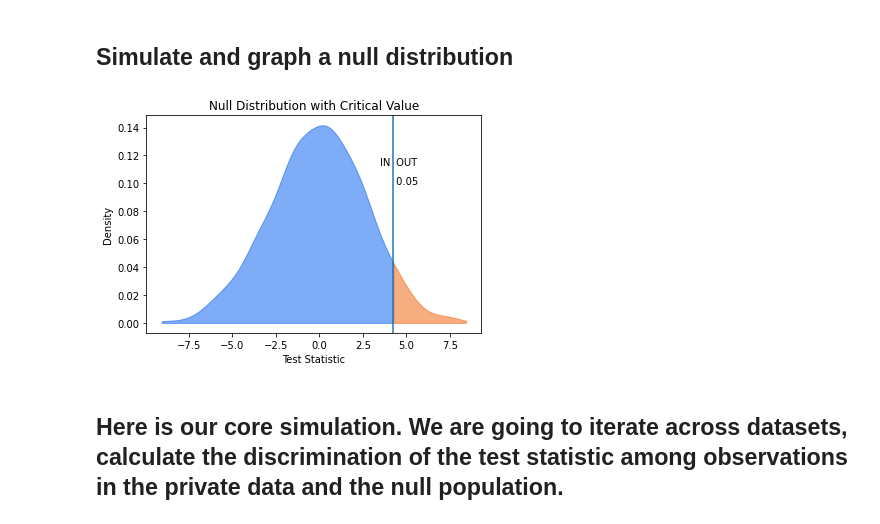
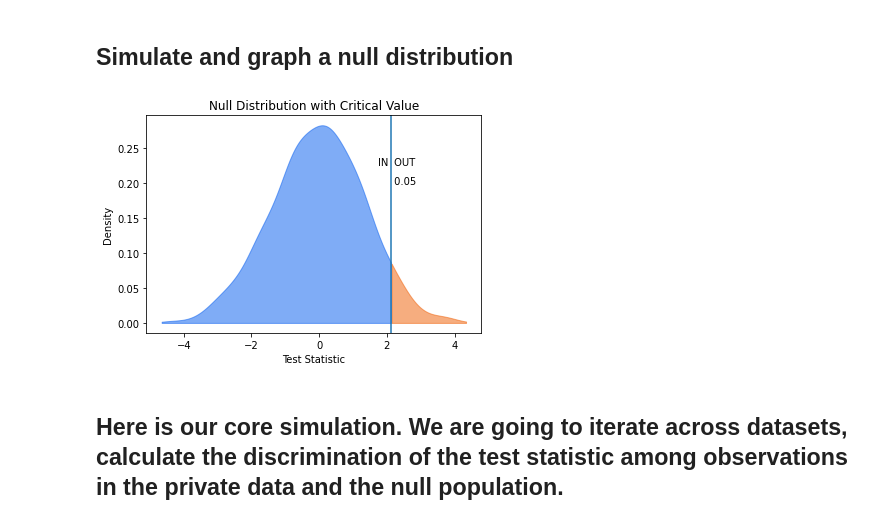
Before and after one commit to opendp/cs208, a Jupyter notebook: spring2022/examples/wk1_attacks/membership_attack.ipynb, the cells around one changed output. Cells and saved outputs as stored; diff of their text form; code cells hidden in the pictures.

```diff
--- a/spring2022/examples/wk1_attacks/membership_attack.ipynb
+++ b/spring2022/examples/wk1_attacks/membership_attack.ipynb
@@ -19,7 +19,7 @@ def synthesize(population_prob, n=1):
     """Utility function to simulate sampling from a population.
     Each column is sampled with the coin-flip probability defined in population_prob."""
     x = np.random.binomial(n=1, p=population_prob, size=(n, len(population_prob)))
-    x[x == 0] = -1
+    #x[x == 0] = -1  # Sometimes it is convenient in ML to recode as {-1,1}
     return x
 
 
@@ -34,7 +34,7 @@ def test_dwork(alice, sample_mean, population_mean):
     """Calculates the Dwork et al. test statistic using the population means
     Let `population_mean=referent` if using only a single individual from the population as a referent.
     """
-    test_statistic = 1
+    test_statistic = something here
     return test_statistic
 
 
@@ -53,6 +53,6 @@ def null_distribution(fun, population_prob, population_mean, null_sims=1000, alp
     null_dist_vals = np.sort(hold)[::-1]
     return {
         "nulldist": null_dist_vals,
-        "critical_val": null_dist_vals[round(alpha * null_sims)]
+        "critical_val": something here
     }
 # %% [output]
@@ -92,16 +92,17 @@ def show_distribution(x, critical_value, title):
 # %%
 # Generate underlying population attributes
 population_prob = np.random.uniform(size=k_attributes)
-population_mean = 2 * population_prob - 1.  # Because we are recoding to {-1,1} in next function
+population_mean = population_prob
+# population_mean = 2*population_prob - 1.  # If we are recoding to {-1,1} in next function
 
 # Find the null distribution
 output = null_distribution(test_homer, population_prob, population_mean)
 testdist = output["nulldist"]
 criticalValue = output["critical_val"]
 show_distribution(testdist, criticalValue, title="Null Distribution with Critical Value")
 plt.show()
 # %% [output]
-[figure, old version]
+[figure, new version]
 # %% [markdown]
 ## Here is our core simulation.  We are going to iterate across datasets, calculate the discrimination of the test statistic among observations in the private data and the null population.
 # %%
```
Also changed, not shown: parts of 4 cells of this notebook.
